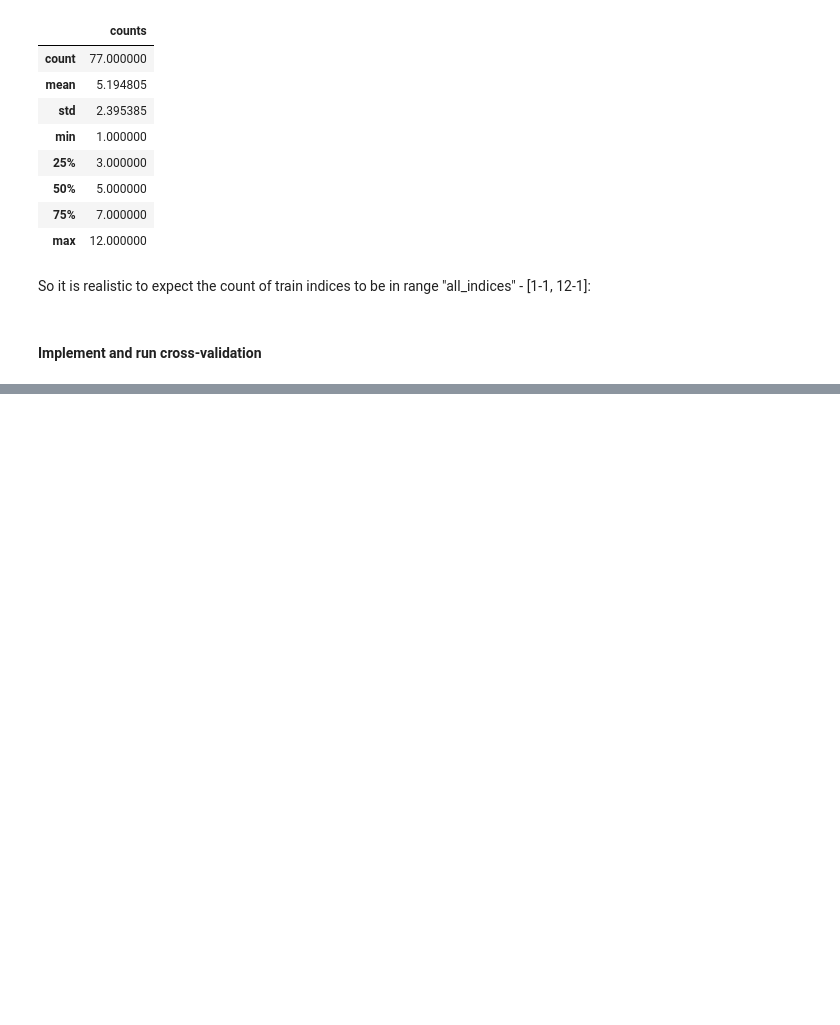
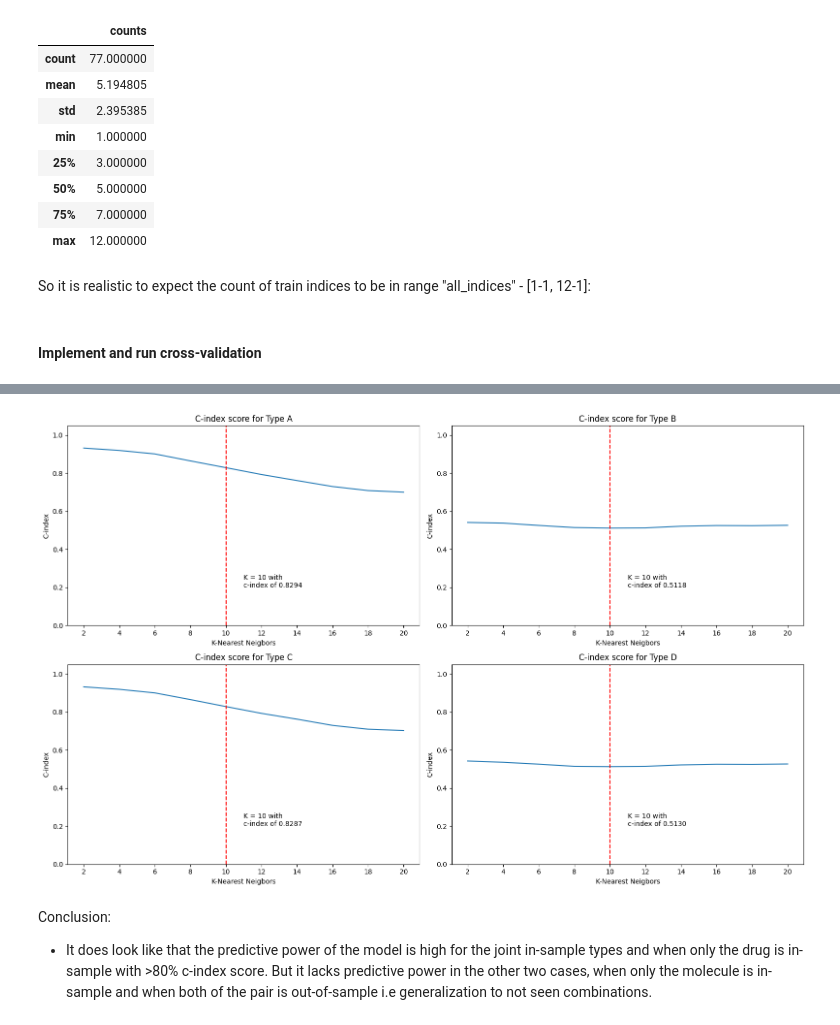
Before and after one commit to heinohen/TKO_7092_evaluation_of_machine_learning_models, a Jupyter notebook: EMLM2025_exercise3_heinonen.ipynb, the cells around one changed output, grey strips where cells are left out. Drawn from its saved outputs; the diff is of its cells as text; code cells hidden in the pictures; blank space fills up the shorter version.

```diff
--- a/EMLM2025_exercise3_heinonen.ipynb
+++ b/EMLM2025_exercise3_heinonen.ipynb
@@ -173,3 +148,0 @@ dtype: object
-# %%
-pairs = pairs.astype(str)
-pairs.dtypes
@@ -297,7 +265,7 @@ def type_D(P, O_1, O_2): # S_train = {s : s in S except p_1(s) not in O_1 except
 
     Returns
     -------
-    list
+    idxs : list
         contains the indices of the train set that does not hold O_1 or O_2.
     """
     idxs = []
@@ -322,7 +290,7 @@ def normalizer(X_train, X_test):
 
   Returns
   -------
-  list, list
+  X_train_s, X_test_s : list, list
     contains the normalized versions of the train and test set.
   """
   scaler = StandardScaler() # https://scikit-learn.org/stable/modules/generated/sklearn.preprocessing.StandardScaler.html
@@ -467,11 +440,14 @@ def ten_nearest_neighbours(X,Y,P,TYPE_OF_OBSERVATION,nn=10) -> dict:
 X = inputs.to_numpy() # features
 Y = outputs.to_numpy() # target
 P = pairs.to_numpy() # drug, molecule pairs
+k_list = np.arange(2, 22, 2).tolist()
 
 TYPE_OF_OBSERVATION = ["A", "B", "C", "D"] # types of observation to be calculated
 
-cind_scores = ten_nearest_neighbours(X=X,
-                                     Y=Y,
-                                     P=P,
-                                     TYPE_OF_OBSERVATION=TYPE_OF_OBSERVATION)
+cind_scores = k_nearest_neighbours(X=X,
+                                    Y=Y,
+                                    P=P,
+                                    TYPE_OF_OBSERVATION=TYPE_OF_OBSERVATION,
+                                    k_list=k_list
+                                    )
 # %% [output]
@@ -502,0 +462,5 @@ plt.show()
+# %%
+results = pd.DataFrame(columns = [str(k) for k in k_list])
+for k,v in cind_scores.items():
+  results.loc[len(results)] = v.values()
+results.index = [str(f'Type {k}') for k in cind_scores.keys()]
@@ -502,0 +484,23 @@ plt.show()
+# %%
+fig, axs = plt.subplots(2, 2, figsize=(16, 10))  # create 2x2 matrix
+axs = axs.flatten() # https://numpy.org/doc/stable/reference/generated/numpy.ndarray.flatten.html , no need for nested loops
+
+for i, (k, v) in enumerate(cind_scores.items()): #iterate all 4 types
+    y = [j for j in v.values()] # list comprehension for all values inside the types' dict
+    axs[i].plot(k_list, y, label=k) # plot x = k values, y = c-index scores
+    axs[i].set_xticks(k_list) # set the x to tick at distinct k
+    axs[i].set_ylim(0, 1.05) # set the y to go from 0 to a bit over 1
+    axs[i].axvline(x=10, ls= "--", c= 'red') # draw vert line in k=10
+    axs[i].text(x = 11, y = 0.2, s = f'K = 10 with\nc-index of {y[4]:.4f}') # info about the k=10
+    axs[i].set_title(f'C-index score for Type {k}') # title
+    axs[i].set_xlabel('K-Nearest Neigbors') # x-label
+    axs[i].set_ylabel('C-index') # y-label
+
+plt.tight_layout() # save space
+plt.show() # show
+# %% [output]
+[figure, added]
+# %% [markdown]
+Conclusion:
+
+* It does look like that the predictive power of the model is high for the joint in-sample types and when only the drug is in-sample with >80% c-index score. But it lacks predictive power in the other two cases, when only the molecule is in-sample and when both of the pair is out-of-sample i.e generalization to not seen combinations.
```
Also changed, not shown: parts of 13 cells of this notebook.
